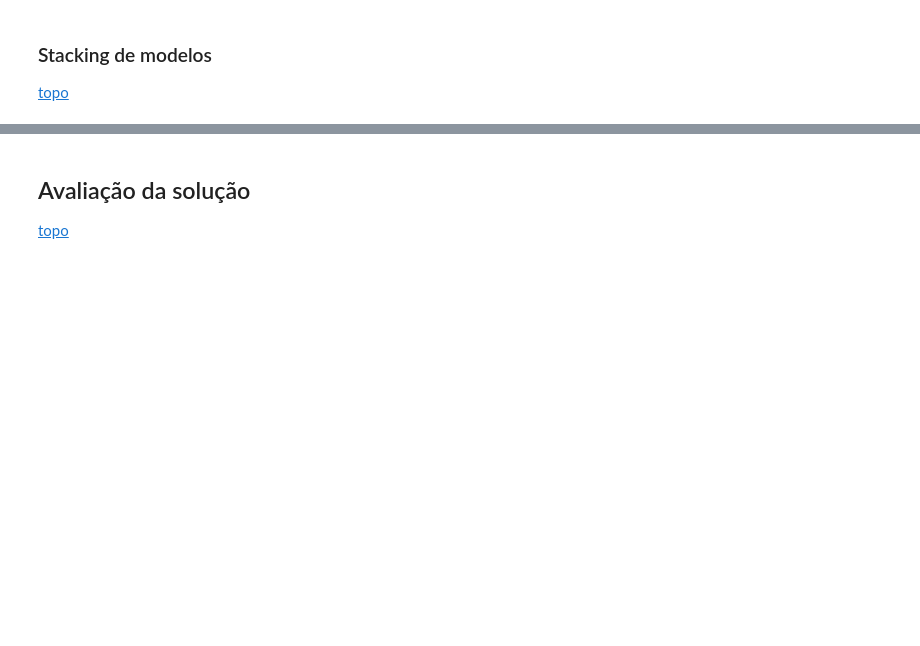
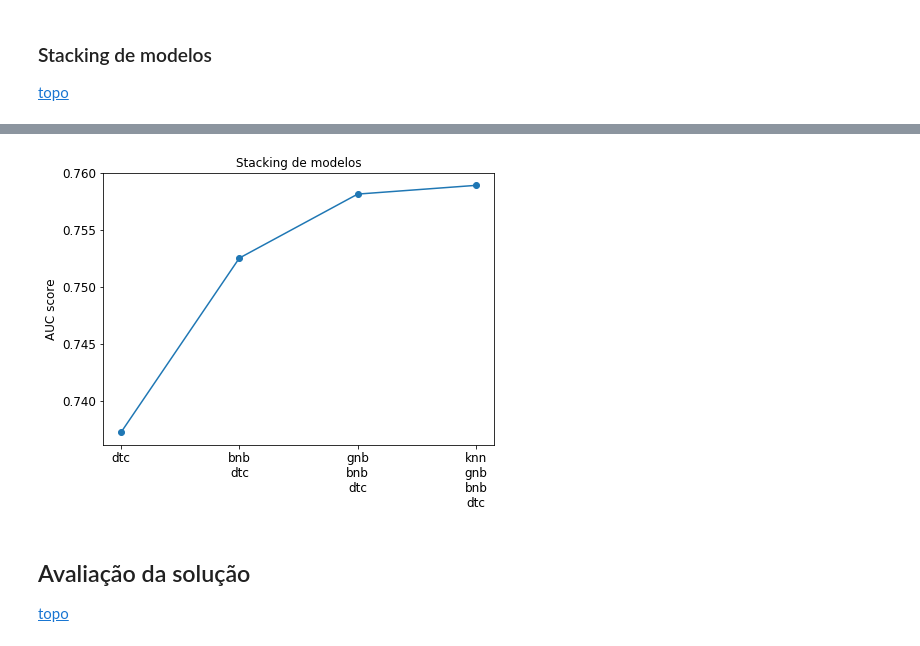
Before and after one commit to jruizvar/creditas, a Jupyter notebook: notebook/modelo_de_credito.ipynb, the cells around one changed output, grey strips where cells are left out. Saved outputs shown, nothing was run; the diff lists cells and outputs as text; code cells hidden in the pictures; blank space fills up the shorter version.

```diff
--- a/notebook/modelo_de_credito.ipynb
+++ b/notebook/modelo_de_credito.ipynb
@@ -363,3 +257,19 @@ Wall time: 14.3 ms
+# %%
+plt.subplots(figsize=(7, 5))
+
+modelos = [
+    'dtc',
+    'bnb\ndtc',
+    'gnb\nbnb\ndtc',
+    'knn\ngnb\nbnb\ndtc'
+]
+
+plt.plot(modelos, auc_scores, 'o-')
+plt.tick_params(labelsize='large')
+plt.title('Stacking de modelos', fontsize='large')
+plt.ylabel('AUC score', fontsize='large');
+# %% [output]
+[figure, added]
 # %% [markdown]
 <a id='avalia'></a>
 
```
Also changed, not shown: parts of 28 cells of this notebook, 7 other files.
